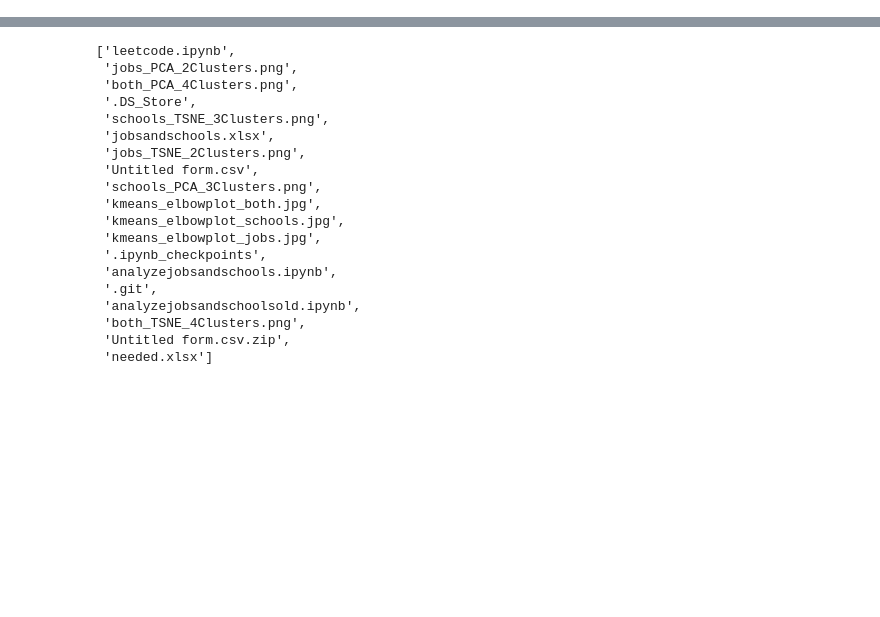
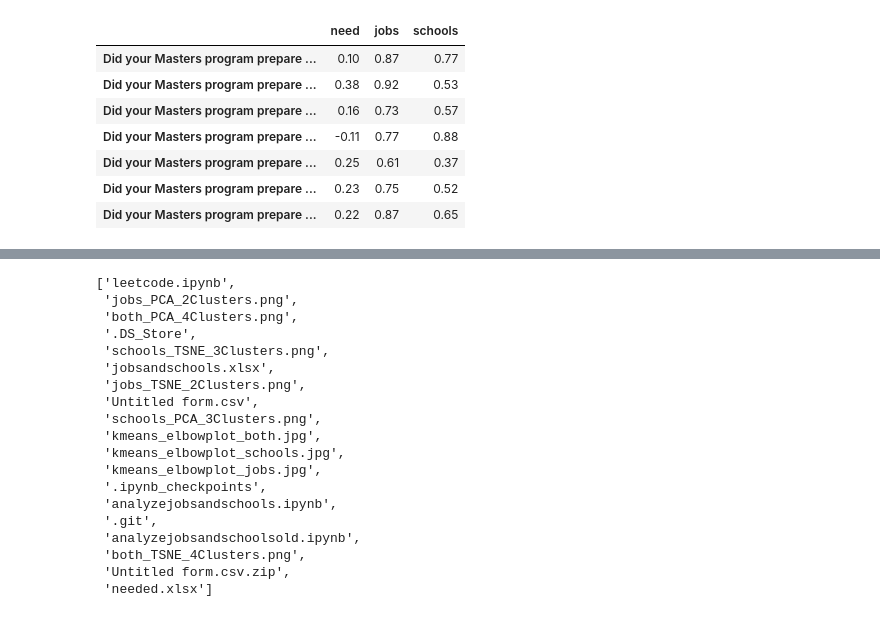
Before and after one commit to leedtan/schoolresearch, a Jupyter notebook: analyzejobsandschools.ipynb, the cells around one changed output, grey strips where cells are left out. Drawn from its saved outputs; the diff is of its cells as text; code cells hidden in the pictures; blank space fills up the shorter version.

Commit message:
adding more student feedback

```diff
--- a/analyzejobsandschools.ipynb
+++ b/analyzejobsandschools.ipynb
@@ -206,0 +187,8 @@ survey_importance = df_survey.iloc[:,::2]
+# %%
+df_survey = pd.read_csv('Untitled form.csv').iloc[:,1:]
+survey_importance = df_survey.iloc[:,::2]
+survey_learned = df_survey.iloc[:,1::2]
+data_indexes = [0, 4, 1, 5, 7, 2, -1]
+jobs_newcols = jobs#.iloc[:,data_indexes]
+# %%
+needed_students = calculate_need(survey_importance/10, survey_learned/10)
@@ -206,0 +215,11 @@ survey_importance = df_survey.iloc[:,::2]
+# %%
+needed_students
+# %% [output]
+|  | need | jobs | schools |
+| Did your Masters program prepare ... | 0.10 | 0.87 | 0.77 |
+| Did your Masters program prepare ... | 0.38 | 0.92 | 0.53 |
+| Did your Masters program prepare ... | 0.16 | 0.73 | 0.57 |
+| Did your Masters program prepare ... | -0.11 | 0.77 | 0.88 |
+| Did your Masters program prepare ... | 0.25 | 0.61 | 0.37 |
+| Did your Masters program prepare ... | 0.23 | 0.75 | 0.52 |
+| Did your Masters program prepare ... | 0.22 | 0.87 | 0.65 |
```
Also changed, not shown: parts of 13 cells of this notebook, 5 other files.
